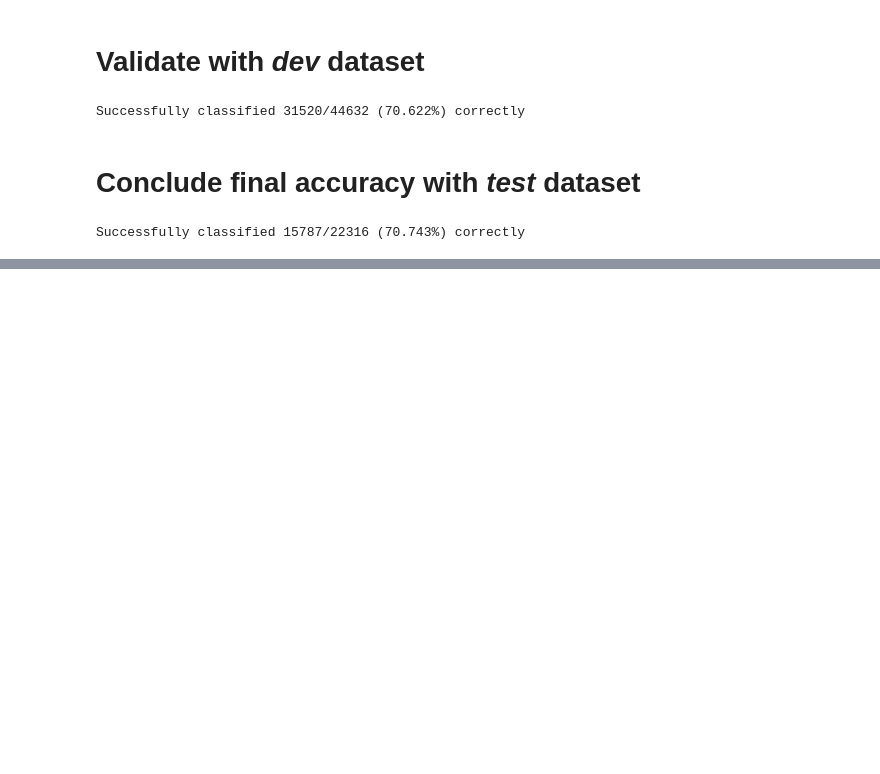
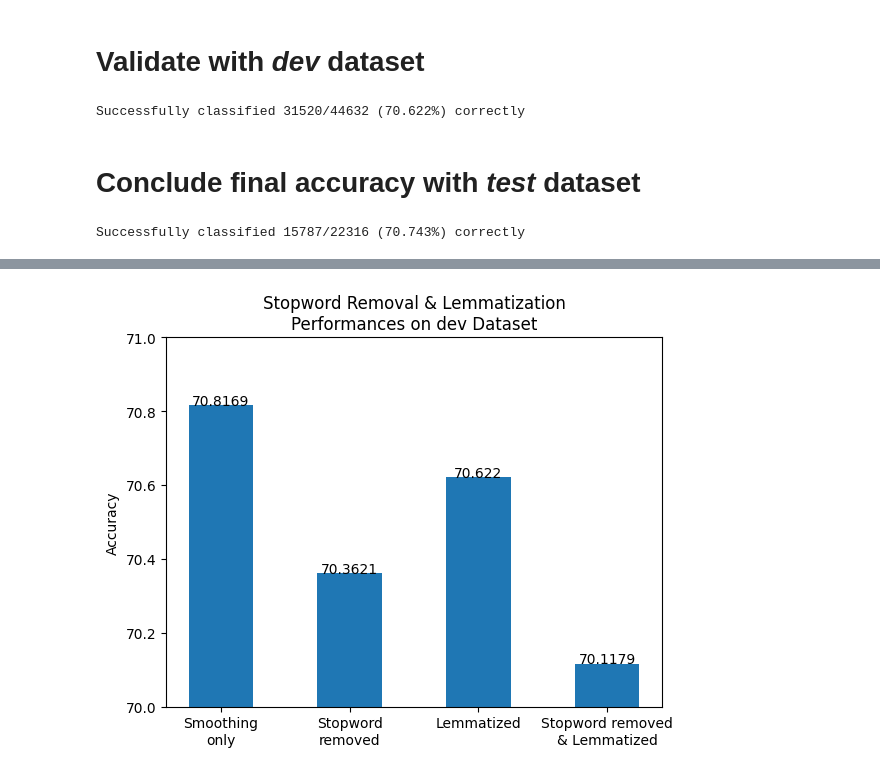
Before and after one commit to hayden-huynh/CSE-5334-TermProject, a Jupyter notebook: CSE_5334_TermProject.ipynb, the cells around one changed output, grey strips where cells are left out. Drawn from its saved outputs; the diff is of its cells as text; code cells hidden in the pictures; blank space fills up the shorter version.

```diff
--- a/CSE_5334_TermProject.ipynb
+++ b/CSE_5334_TermProject.ipynb
@@ -355,0 +392,12 @@ Successfully classified 15787/22316 (70.743%) correctly
+# %%
+x_labels = ["Smoothing\nonly", "Stopword\nremoved", "Lemmatized", "Stopword removed\n& Lemmatized"]
+accuracies = [70.8169, 70.3621, 70.6220, 70.1179]
+
+plt.ylim(70, 71)
+plt.title("Stopword Removal & Lemmatization\nPerformances on dev Dataset")
+plt.ylabel("Accuracy")
+plt.bar(x_labels, accuracies, width=0.5)
+for x, y in zip(x_labels, accuracies):
+  plt.text(x, y, str(y), ha="center")
+# %% [output]
+[figure, added]
```
Also changed, not shown: parts of 7 cells of this notebook.
